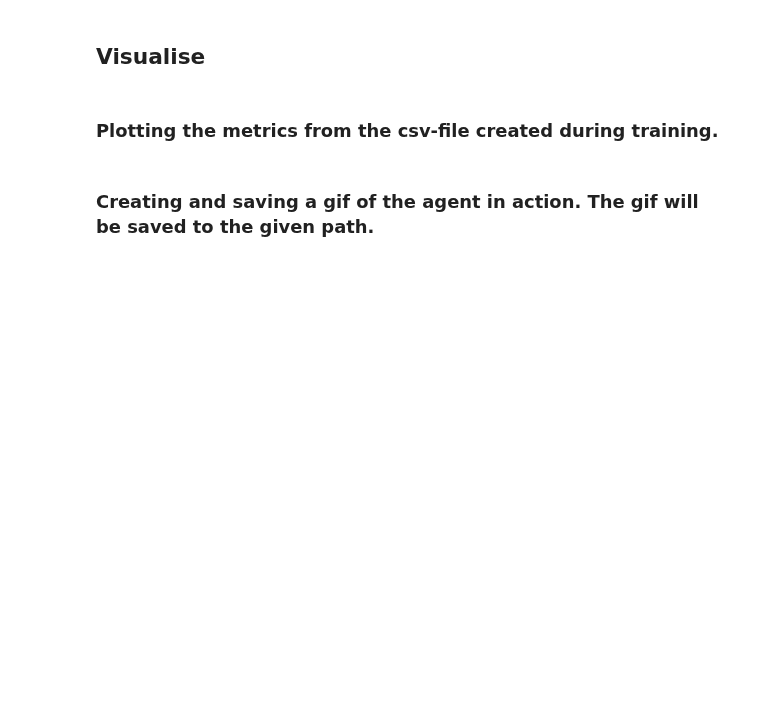
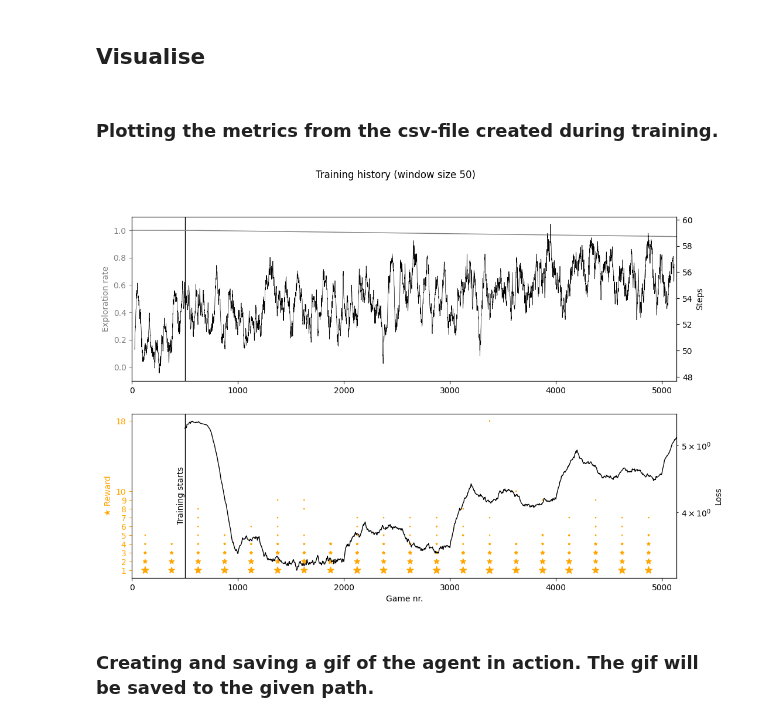
Before and after one commit to hallvardnmbu/reinforcement-learning, a Jupyter notebook: reinforcement-learning/breakout/orion-hpc/EXAMPLE.ipynb, the cells around one changed output. Cells and saved outputs as stored; diff of their text form; code cells hidden in the pictures; blank space fills up the shorter version.

```diff
--- a/reinforcement-learning/breakout/orion-hpc/EXAMPLE.ipynb
+++ b/reinforcement-learning/breakout/orion-hpc/EXAMPLE.ipynb
@@ -55,8 +55,10 @@ environment.metadata["render_fps"] = 30
 # %% [markdown]
 ### Plotting the metrics from the csv-file created during training.
 # %%
-visualisation.graph(METRICS, title="Training history", window=100) if METRICS else None
+visualisation.graph(METRICS, title="Training history", window=50) if METRICS else None
 plt.show() if METRICS else None
+# %% [output]
+[figure, added]
 # %% [markdown]
 ### Creating and saving a gif of the agent in action. The gif will be saved to the given path.
 # %%
```
Also changed, not shown: 6 other files.
